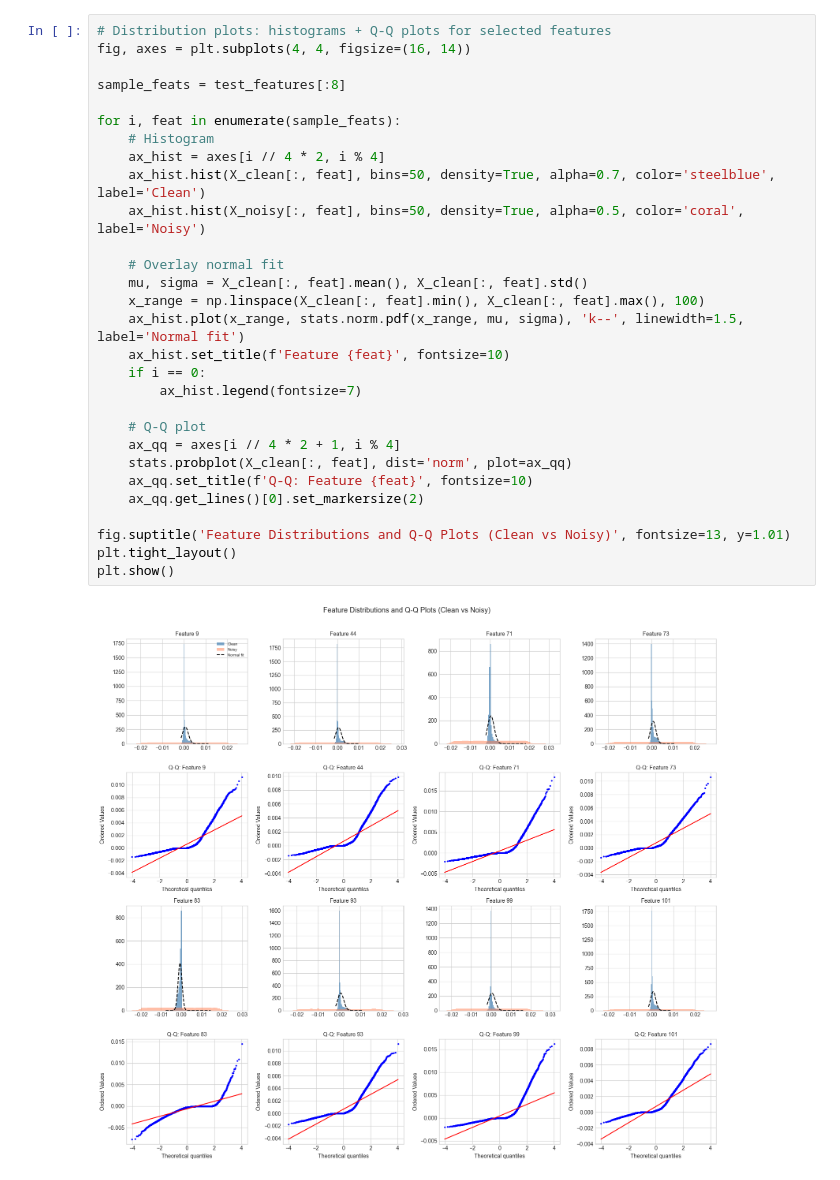
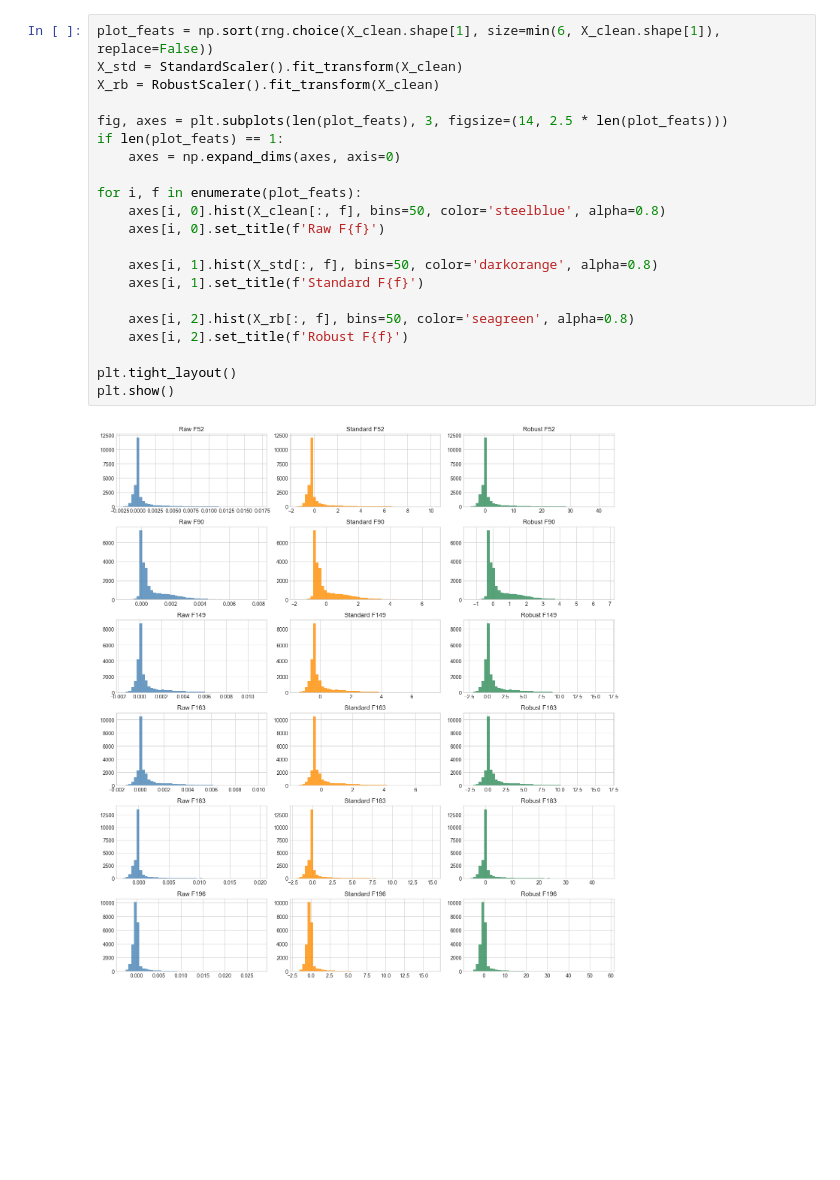
Before and after one commit to ronniepiku/eit-sim2real, a Jupyter notebook: notebooks/eda_analysis.ipynb, the cells around one changed output. Cells and saved outputs as stored; diff of their text form; blank space fills up the shorter version.

```diff
--- a/notebooks/eda_analysis.ipynb
+++ b/notebooks/eda_analysis.ipynb
@@ -250,32 +269,24 @@ Shapiro-Wilk normality test (alpha=0.05) on 20 features:
 # %%
-# Distribution plots: histograms + Q-Q plots for selected features
-fig, axes = plt.subplots(4, 4, figsize=(16, 14))
+plot_feats = np.sort(rng.choice(X_clean.shape[1], size=min(6, X_clean.shape[1]), replace=False))
+X_std = StandardScaler().fit_transform(X_clean)
+X_rb = RobustScaler().fit_transform(X_clean)
 
-sample_feats = test_features[:8]
+fig, axes = plt.subplots(len(plot_feats), 3, figsize=(14, 2.5 * len(plot_feats)))
+if len(plot_feats) == 1:
+    axes = np.expand_dims(axes, axis=0)
 
-for i, feat in enumerate(sample_feats):
-    # Histogram
-    ax_hist = axes[i // 4 * 2, i % 4]
-    ax_hist.hist(X_clean[:, feat], bins=50, density=True, alpha=0.7, color='steelblue', label='Clean')
-    ax_hist.hist(X_noisy[:, feat], bins=50, density=True, alpha=0.5, color='coral', label='Noisy')
+for i, f in enumerate(plot_feats):
+    axes[i, 0].hist(X_clean[:, f], bins=50, color='steelblue', alpha=0.8)
+    axes[i, 0].set_title(f'Raw F{f}')
 
-    # Overlay normal fit
-    mu, sigma = X_clean[:, feat].mean(), X_clean[:, feat].std()
-    x_range = np.linspace(X_clean[:, feat].min(), X_clean[:, feat].max(), 100)
-    ax_hist.plot(x_range, stats.norm.pdf(x_range, mu, sigma), 'k--', linewidth=1.5, label='Normal fit')
-    ax_hist.set_title(f'Feature {feat}', fontsize=10)
-    if i == 0:
-        ax_hist.legend(fontsize=7)
+    axes[i, 1].hist(X_std[:, f], bins=50, color='darkorange', alpha=0.8)
+    axes[i, 1].set_title(f'Standard F{f}')
 
-    # Q-Q plot
-    ax_qq = axes[i // 4 * 2 + 1, i % 4]
-    stats.probplot(X_clean[:, feat], dist='norm', plot=ax_qq)
-    ax_qq.set_title(f'Q-Q: Feature {feat}', fontsize=10)
-    ax_qq.get_lines()[0].set_markersize(2)
+    axes[i, 2].hist(X_rb[:, f], bins=50, color='seagreen', alpha=0.8)
+    axes[i, 2].set_title(f'Robust F{f}')
 
-fig.suptitle('Feature Distributions and Q-Q Plots (Clean vs Noisy)', fontsize=13, y=1.01)
 plt.tight_layout()
 plt.show()
 # %% [output]
-[figure, old version]
+[figure, new version]
 # %%
```
Also changed, not shown: parts of 41 cells of this notebook, 21 other files.
